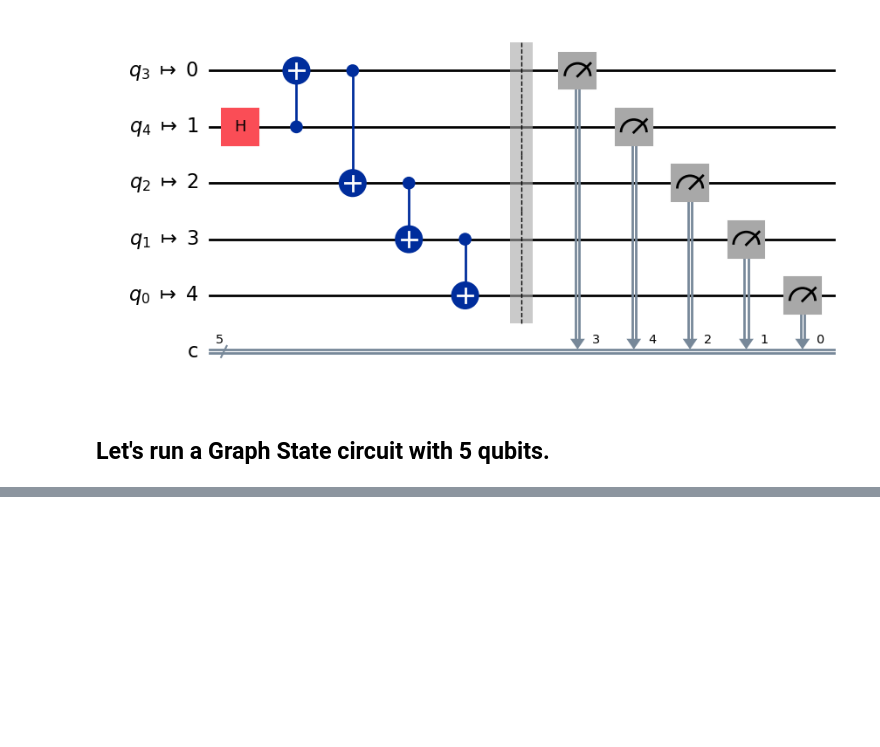
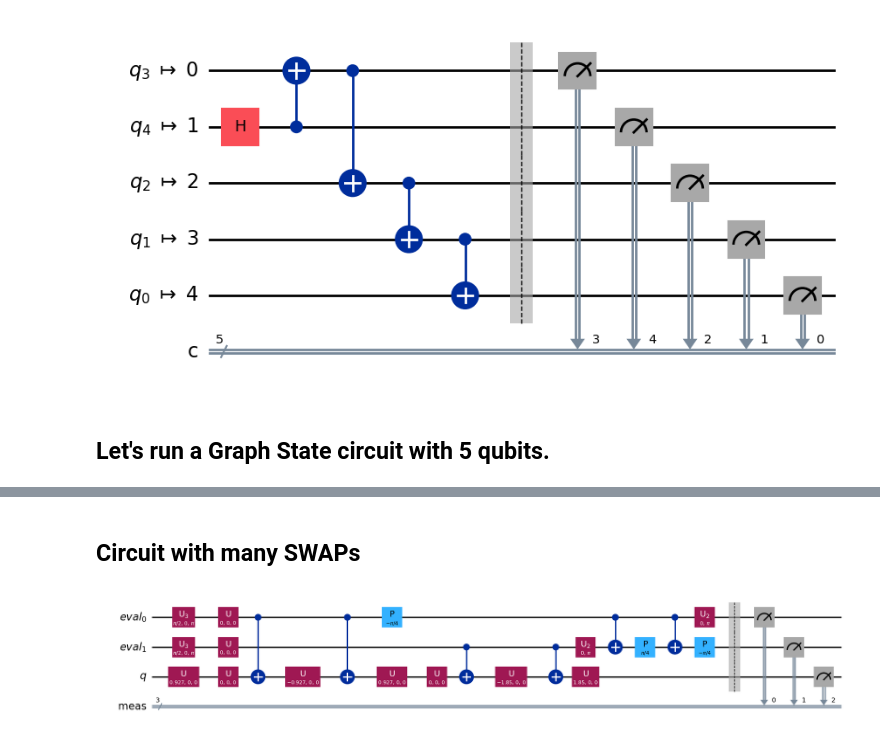
Before and after one commit to cda-tum/mqt, a Jupyter notebook: tutorial/02_compilation.ipynb, the cells around one changed output, grey strips where cells are left out. Drawn from its saved outputs; the diff is of its cells as text; code cells hidden in the pictures; blank space fills up the shorter version.

```diff
--- a/tutorial/02_compilation.ipynb
+++ b/tutorial/02_compilation.ipynb
@@ -78,0 +75,7 @@ circ_mapped.draw(output='mpl', style='iqp')
+# %% [markdown]
+## Circuit with many SWAPs
+# %%
+circ = get_benchmark(benchmark_name="ae", level="alg", circuit_size=3).decompose(reps=3)
+circ.draw(output='mpl')
+# %% [output]
+[figure, added]
```
Also changed, not shown: parts of 9 cells of this notebook.
